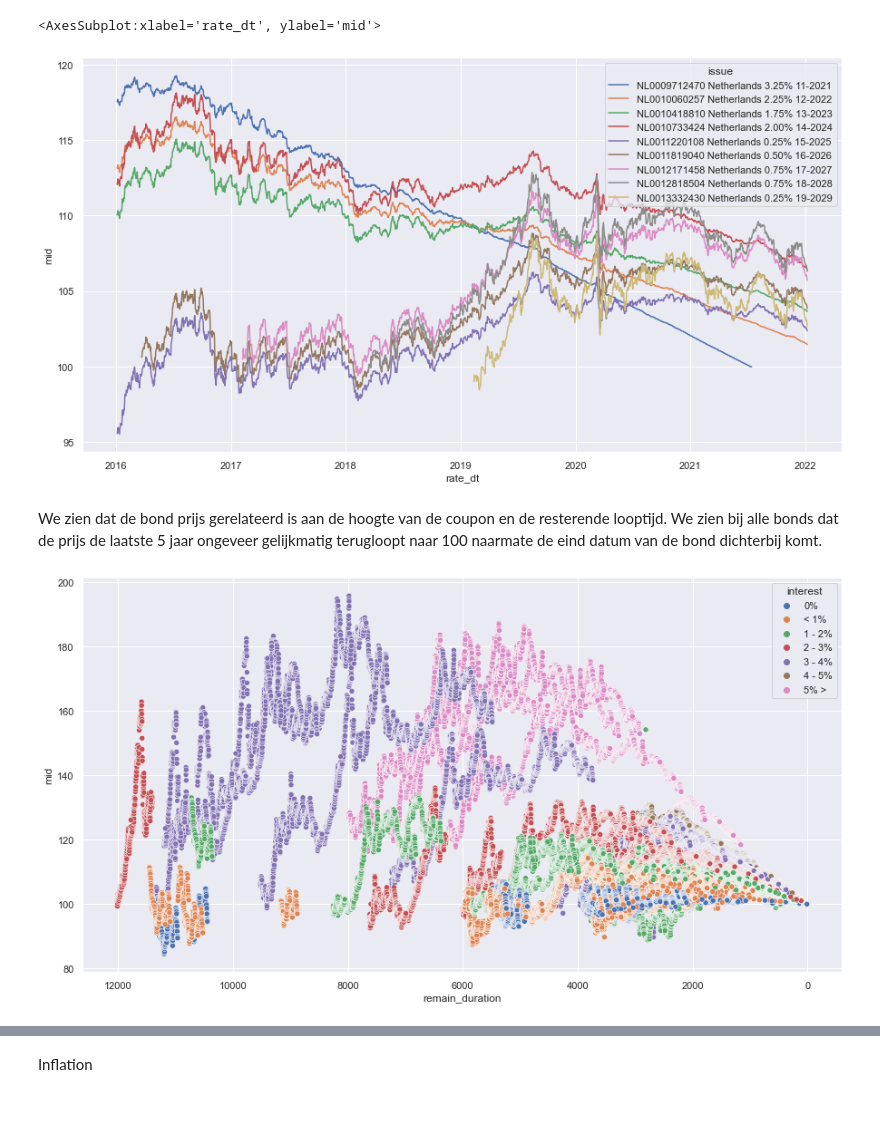
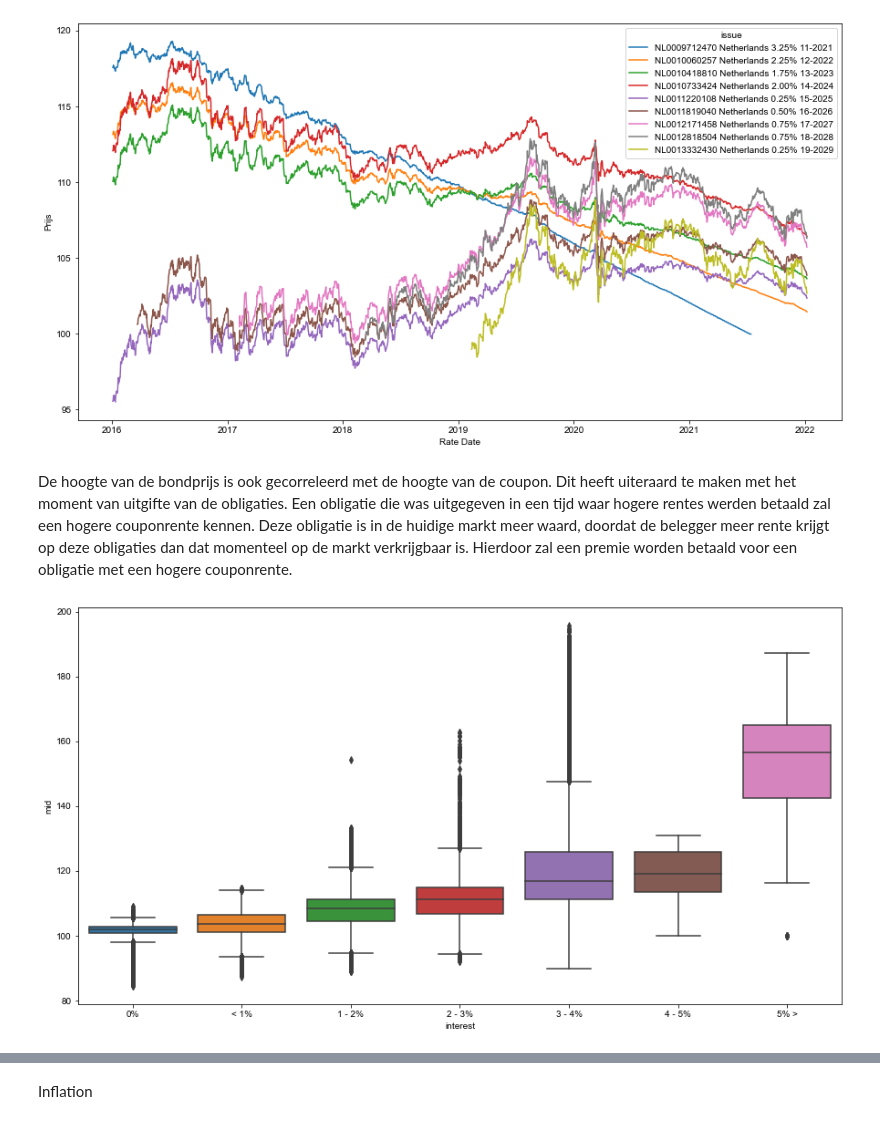
Before and after one commit to Merijn68/BondTrading, a Jupyter notebook: notebooks/03_data_exploratie.ipynb, the cells around one changed output, grey strips where cells are left out. Cells and saved outputs as stored; diff of their text form; code cells hidden in the pictures.

```diff
--- a/notebooks/03_data_exploratie.ipynb
+++ b/notebooks/03_data_exploratie.ipynb
@@ -34,6 +30,13 @@ df_bonds.head()
 | 5 | USD | United States | US GOVT 6.125% 99-2029 | 1999-08-15 | 1999-08-15 | 2029-08-15 | US912810FJ26 | UNITED STATES TREASURY | ... |
 | 7 | USD | United States | US GOVT 6.250% 00-2030 | 2000-02-15 | 2000-05-15 | 2030-05-15 | US912810FM54 | UNITED STATES TREASURY | ... |
 # %%
-sns.set(rc={'figure.figsize':(11,11)})
-visualize.countplot(data = df_bonds, x = ['issuer_name', 'issue_rating','country','cfi_code'], subplots = True, ncols = 1, other_category = True)
+visualize.countplot(
+    data = df_bonds,
+    x = ['issuer_name', 'issue_rating','country','cfi_code'],
+    subplots = True,
+    ncols = 1,
+    other_category = True,
+    figsize = (11 , 16)
+)
+plt.show()
 # %% [output]
@@ -67,25 +73,31 @@ df_bp = make_dataset.read_pkl('bp')
 # %%
 # Select 10 year NL bonds, data from 2016
-
-df_bp_10y = df_bp.loc[( df_bp['bond_duration'] > 3650 ) & ( df_bp['bond_duration'] < 4000 )]
+df_bp_10y = df_bp.loc[  ( df_bp['bond_duration'] > 3650 ) & \
+                        ( df_bp['bond_duration'] < 4000 ) ]
 df_bp_10y = df_bp_10y.sort_values( by = ['country','mature_dt'] )
 
 filter =    ( df_bp_10y['country'] == 'Netherlands' ) & \
             ( df_bp_10y['coupon'] > 0 ) & \
             ( df_bp_10y['rate_dt'] > '1-jan-2016' )
 df_nl_10y = df_bp_10y.loc[filter]
 
-visualize.lineplot(data = df_nl_10y, x = 'rate_dt', y = 'mid', hue = 'issue', figsize=(15,8))
+visualize.lineplot(
+    df_nl_10y,
+    x = 'rate_dt',
+    x_label = 'Rate Date',
+    y = 'mid',
+    y_label = 'Prijs',
+    hue = 'issue',
+    figsize=(15,8))
+plt.show()
 # %% [output]
-<AxesSubplot:xlabel='rate_dt', ylabel='mid'>
-[figure, old version]
+[figure, new version]
-# %% [markdown]
-We zien dat de bond prijs gerelateerd is aan de hoogte van de coupon en de resterende looptijd.
-We zien bij alle bonds dat de prijs de laatste 5 jaar ongeveer gelijkmatig terugloopt naar 100 naarmate de eind datum van de bond dichterbij komt.
+# %% [markdown]
+De hoogte van de bondprijs is ook gecorreleerd met de hoogte van de coupon. Dit heeft uiteraard te maken met het moment van uitgifte van de obligaties. Een obligatie die was uitgegeven in een tijd waar hogere rentes werden betaald zal een hogere couponrente kennen. Deze obligatie is in de huidige markt meer waard, doordat de belegger meer rente krijgt op deze obligaties dan dat momenteel op de markt verkrijgbaar is. Hierdoor zal een premie worden betaald voor een obligatie met een hogere couponrente.
 # %%
 df_bp =df_bp.assign(interest = pd.cut(df_bp["coupon"], [-1,0.001,1,2,3,4,5,10],
                         labels=['0%', '< 1%', '1 - 2%','2 - 3%', '3 - 4%','4 - 5%', '5% >']))
-ax = visualize.scatterplot(data = df_bp, x = 'remain_duration', y = 'mid', hue = 'interest', figsize=(15,8))
-ax.invert_xaxis()
+visualize.boxplot(data = df_bp, x= 'interest', y = 'mid', figsize=(15,8))
+plt.show()
 # %% [output]
-[figure, old version]
+[figure, new version]
```
Also changed, not shown: parts of 32 cells of this notebook, 18 other files.
